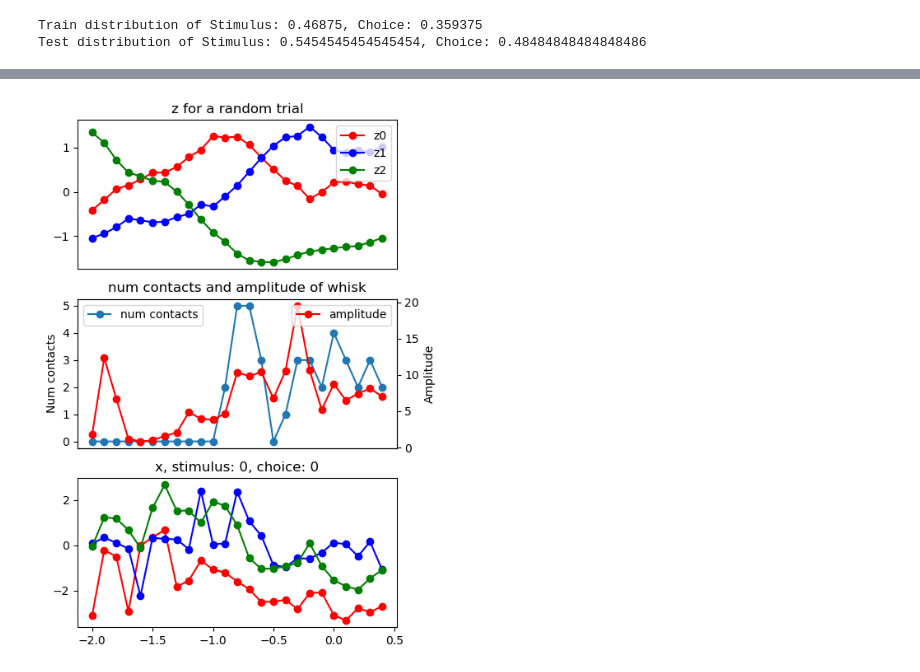
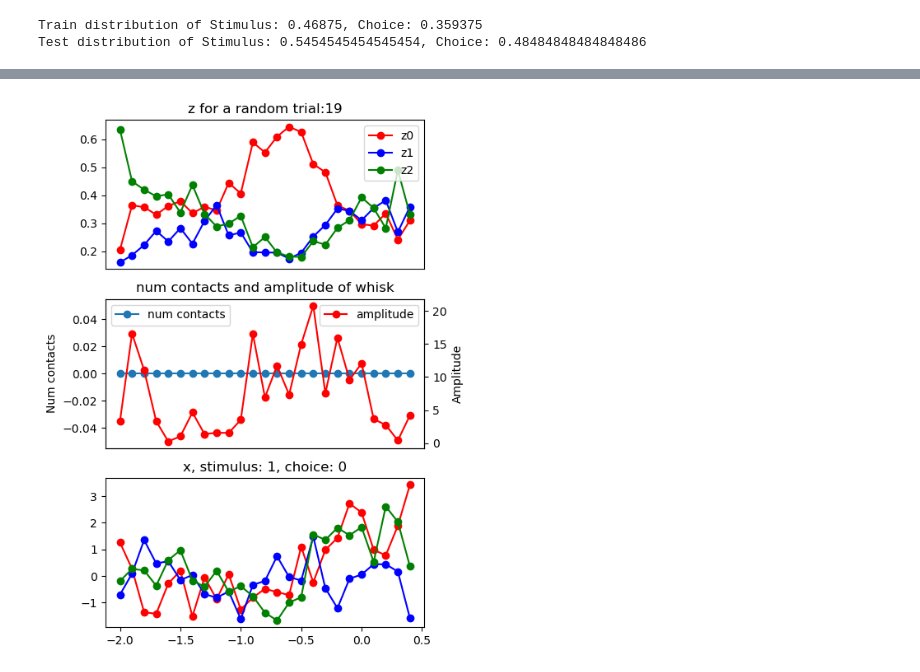
Before and after one commit to methi1999/switching_subspace, a Jupyter notebook: sup.ipynb, the cells around one changed output, grey strips where cells are left out. Cells and saved outputs as stored; diff of their text form; code cells hidden in the pictures.

```diff
--- a/sup.ipynb
+++ b/sup.ipynb
@@ -27,17 +24,16 @@ config = utils.read_config()
 utils.set_seeds(config['seed'])
 # utils.set_seeds(7)
 # %%
-behaviour_data, spikes = utils.load_dataset(config)
+behaviour_data, spikes, trial_ids = utils.load_dataset(config)
 # consider data from only t = -1
 # time_from = int(1/bin_len)
 # behaviour_data, spikes = [x[time_from:, :] for x in behaviour_data], [x[time_from:, :] for x in spikes]
-num_trials, time_bins, emissions_dim = np.array(spikes).shape
 # %%
-stim_idx, choice_idx, amp_idx = 6, 3, -1
+stim_idx, choice_idx, amp_idx = 9, 3, 24
 stim = [x[0, stim_idx] for x in behaviour_data]
 choice = [x[0, choice_idx] for x in behaviour_data]
 amp = [x[:, amp_idx] for x in behaviour_data]
-num_contacts = [np.sum(x[:, -9:-5], axis=1) for x in behaviour_data]
+num_contacts = [np.sum(x[:, 15:19], axis=1) for x in behaviour_data]
 # concat them
 behaviour_data = np.stack((stim, choice), axis=1)
 # %%
@@ -45,6 +41,10 @@ behaviour_data = np.stack((stim, choice), axis=1)
 behaviour_data = torch.tensor(behaviour_data, dtype=torch.long)
 # behaviour_data = torch.tensor(behaviour_data, dtype=torch.float32)
 spikes = torch.tensor(spikes, dtype=torch.float32)
+# subset of neurons
+chosen = [2, 4, 6, 8, 11, 12, 14, 15, 16, 30, 33]
+spikes = spikes[:, :, chosen]
+num_trials, time_bins, emissions_dim = np.array(spikes).shape
 # %%
 # create dataloader with random sampling for training and testing
 # split data into training and testing
@@ -327,8 +328,8 @@ axs[0, 0].legend()
 # %%
 # plot trial averaged latent space
 # z, x = torch.nn.Softmax(dim=2)(mu[:, :, :model.vae.z_dim]).numpy(), mu[:, :, model.vae.z_dim:].numpy()
-# z = z_all
-z = z_mu_all
+z = z_all
+# z = z_mu_all
 # z = z_all_presoftmax
 # x = x_all
 x = x_mu_all
@@ -481,8 +488,9 @@ print('Choice Accuracy - train: {:.4f} +- {:.4f}, test: {:.4f} +- {:.4f}'.format
 stim, choice = behaviour_data[:, 0].numpy(), behaviour_data[:, 1].numpy()
 # examine a random trial
 trial_idx = np.random.randint(len(z))
+# trial_idx = 142
 plot_g = False
-# trial_idx = 20
+# trial_idx = 1
 # plot z and x
 # z = g_train
 if plot_g:
@@ -497,7 +505,7 @@ t = np.arange(-2, 0.5, bin_len)
 axs[0].plot(t, z[trial_idx, :, 0], label='z0', marker='o', color=colors[0])
 axs[0].plot(t, z[trial_idx, :, 1], label='z1', marker='o', color=colors[1])
 axs[0].plot(t, z[trial_idx, :, 2], label='z2', marker='o', color=colors[2])
-axs[0].set_title('z for a random trial')
+axs[0].set_title('z for a random trial:'+str(trial_idx))
 # axs[0].set_ylim(0, 1)
 axs[0].legend()
 axs[0].set_xticks([])
@@ -521,31 +529,31 @@ ax2.set_ylabel('Amplitude')
 # axs[2].set_title('Softmax output of z before computing peak')
 # plot x
 axs[2].plot(t, x[trial_idx, :, 0], label='x0', marker='o', color=colors[0])
 axs[2].plot(t, x[trial_idx, :, 1], label='x1', marker='o', color=colors[1])
 axs[2].plot(t, x[trial_idx, :, 2], label='x2', marker='o', color=colors[2])
 axs[2].set_title('x, stimulus: {}, choice: {}'.format(stim[trial_idx].astype(int), choice[trial_idx].astype(int)))
 
 if plot_g:
     # plot g
     def dt(x):
         # pad with zeros on both side. x is of shape (t,)
         x = np.concatenate((np.zeros((1,)), x, np.zeros((1,))), axis=0)
         # compute difference
         centred = (x[2:] - x[:-2])/2
         # forward
         forward = x[2:] - x[1:-1]
         # backward
         backward = x[1:-1] - x[:-2]
         return forward
     g = g_all
     axs[3].plot(t, g[trial_idx, :, 0], label='g0', marker='o')
     axs[3].plot(t, g[trial_idx, :, 1], label='g1', marker='o')
     # axs[3].plot(t, g[trial_idx, :, 2], label='g2', marker='o')
     # axs[3].plot(t, dt(g[trial_idx, :, 0]), label='dg0', marker='o')
     # axs[3].plot(t, dt(g[trial_idx, :, 1]), label='dg1', marker='o')
     # axs[3].plot(t, dt(g[trial_idx, :, 2]), label='dg2', marker='o')
     axs[3].set_title('g, stimulus: {}, choice: {}'.format(stim[trial_idx].astype(int), choice[trial_idx].astype(int)))
     # axs[3].set_ylim(-2, 2)
     axs[3].legend()
 # %% [output]
-[figure, old version]
+[figure, new version]
```
Also changed, not shown: parts of 11 cells of this notebook, 11 other files.
